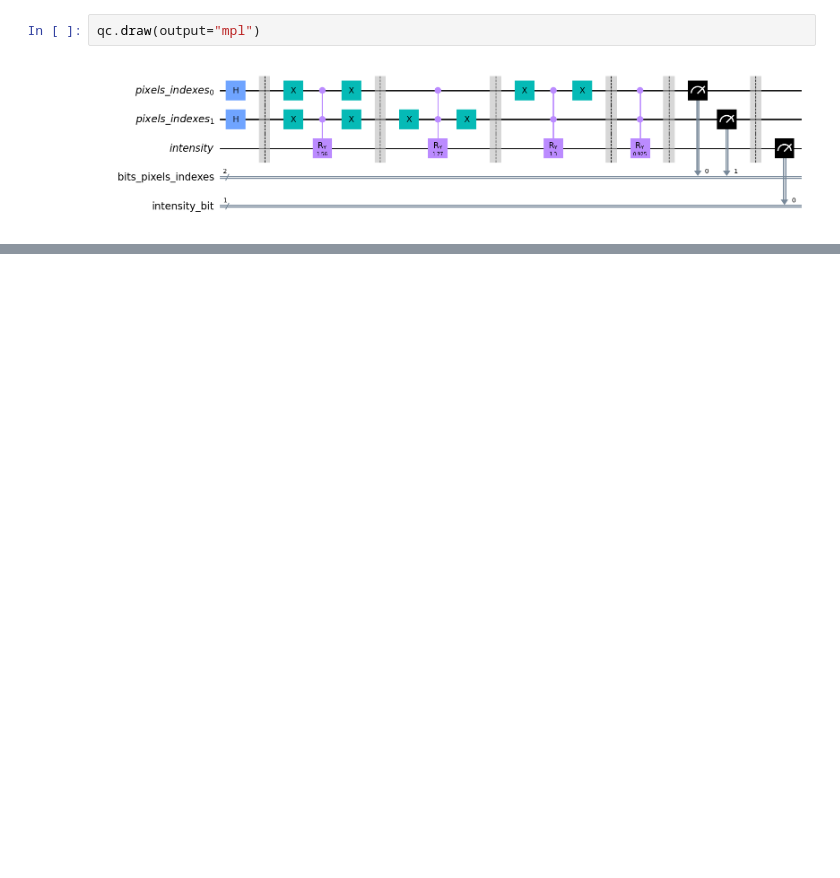
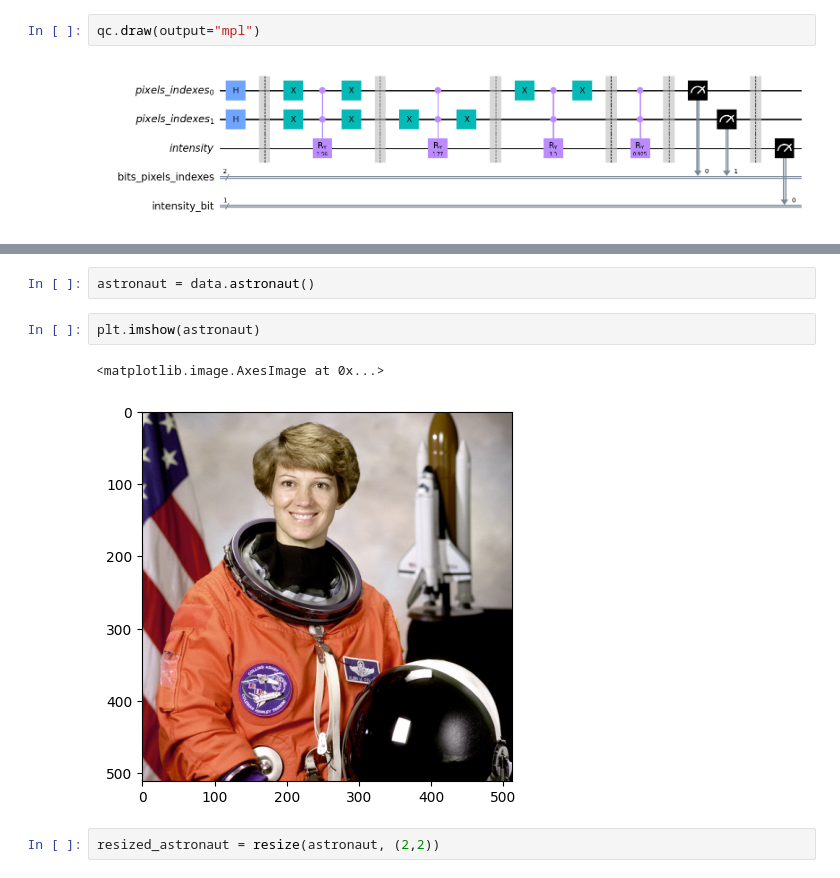
Before and after one commit to jvscursulim/qamp_fall22_project, a Jupyter notebook: frqi_draft.ipynb, the cells around one changed output, grey strips where cells are left out. Drawn from its saved outputs; the diff is of its cells as text; blank space fills up the shorter version.

Commit message:
Draft with RGB images

```diff
--- a/frqi_draft.ipynb
+++ b/frqi_draft.ipynb
@@ -334,0 +330,9 @@ plot_histogram(counts)
+# %%
+astronaut = data.astronaut()
+# %%
+plt.imshow(astronaut)
+# %% [output]
+<matplotlib.image.AxesImage at 0x...>
+[figure, added]
+# %%
+resized_astronaut = resize(astronaut, (2,2))
```
Also changed, not shown: parts of 15 cells of this notebook.
